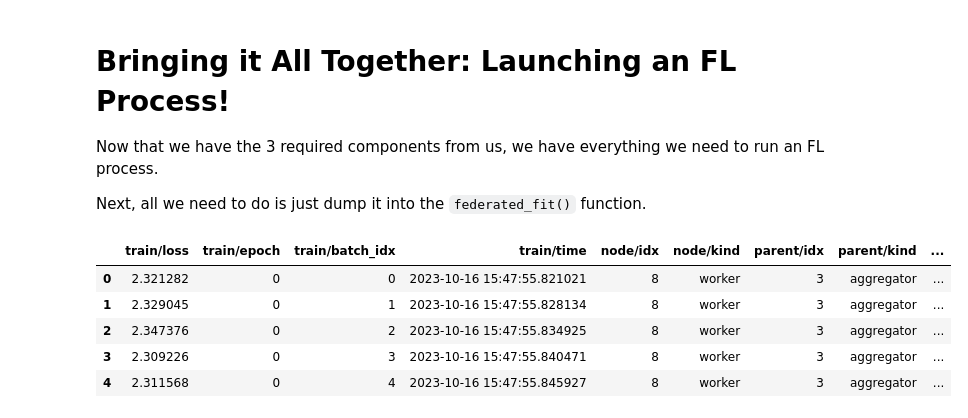
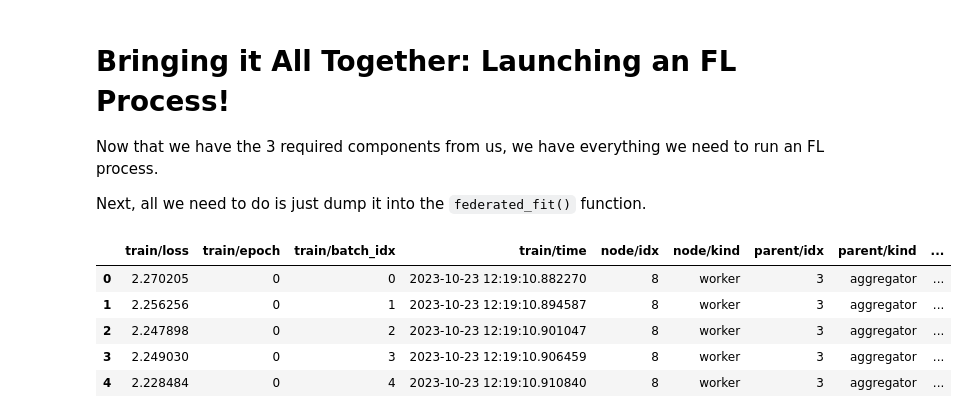
Before and after one commit to h-flox/flox, a Jupyter notebook: Rural AI Workshop Demo.ipynb, the cells around one changed output. Saved outputs shown, nothing was run; the diff lists cells and outputs as text; code cells hidden in the pictures.

```diff
--- a/Rural AI Workshop Demo.ipynb
+++ b/Rural AI Workshop Demo.ipynb
@@ -64,8 +64,8 @@ federated_data = federated_split(
     data,
     flock,
     10,
-    samples_alpha=1,
-    labels_alpha=1
+    samples_alpha=1.0,
+    labels_alpha=0.1
 )
 fed_barplot(federated_data, 10)
 plt.xlabel("Workers")
@@ -121,24 +121,24 @@ Next, all we need to do is just dump it into the `federated_fit()` function.
 # %%
 from flox.run import federated_fit
 from flox.strategies.registry.fedavg import FedAvg
 from pandas import DataFrame
 
 results: DataFrame = federated_fit(
     flock,
     MyModule,
     federated_data,
     num_global_rounds=5,
-    strategy="fedprox",
+    strategy=FedAvg(...),
     where="local"
 )
 results.head()
 # %% [output]
 |  | train/loss | train/epoch | train/batch_idx | train/time | node/idx | node/kind | parent/idx | parent/kind | ... |
-| 0 | 2.321282 | 0 | 0 | 2023-10-16 15:47:55.821021 | 8 | worker | 3 | aggregator | ... |
-| 1 | 2.329045 | 0 | 1 | 2023-10-16 15:47:55.828134 | 8 | worker | 3 | aggregator | ... |
-| 2 | 2.347376 | 0 | 2 | 2023-10-16 15:47:55.834925 | 8 | worker | 3 | aggregator | ... |
-| 3 | 2.309226 | 0 | 3 | 2023-10-16 15:47:55.840471 | 8 | worker | 3 | aggregator | ... |
-| 4 | 2.311568 | 0 | 4 | 2023-10-16 15:47:55.845927 | 8 | worker | 3 | aggregator | ... |
+| 0 | 2.270205 | 0 | 0 | 2023-10-23 12:19:10.882270 | 8 | worker | 3 | aggregator | ... |
+| 1 | 2.256256 | 0 | 1 | 2023-10-23 12:19:10.894587 | 8 | worker | 3 | aggregator | ... |
+| 2 | 2.247898 | 0 | 2 | 2023-10-23 12:19:10.901047 | 8 | worker | 3 | aggregator | ... |
+| 3 | 2.249030 | 0 | 3 | 2023-10-23 12:19:10.906459 | 8 | worker | 3 | aggregator | ... |
+| 4 | 2.228484 | 0 | 4 | 2023-10-23 12:19:10.910840 | 8 | worker | 3 | aggregator | ... |
 # %%
 import seaborn as sns
 
```
Also changed, not shown: parts of 2 cells of this notebook, 11 other files.
